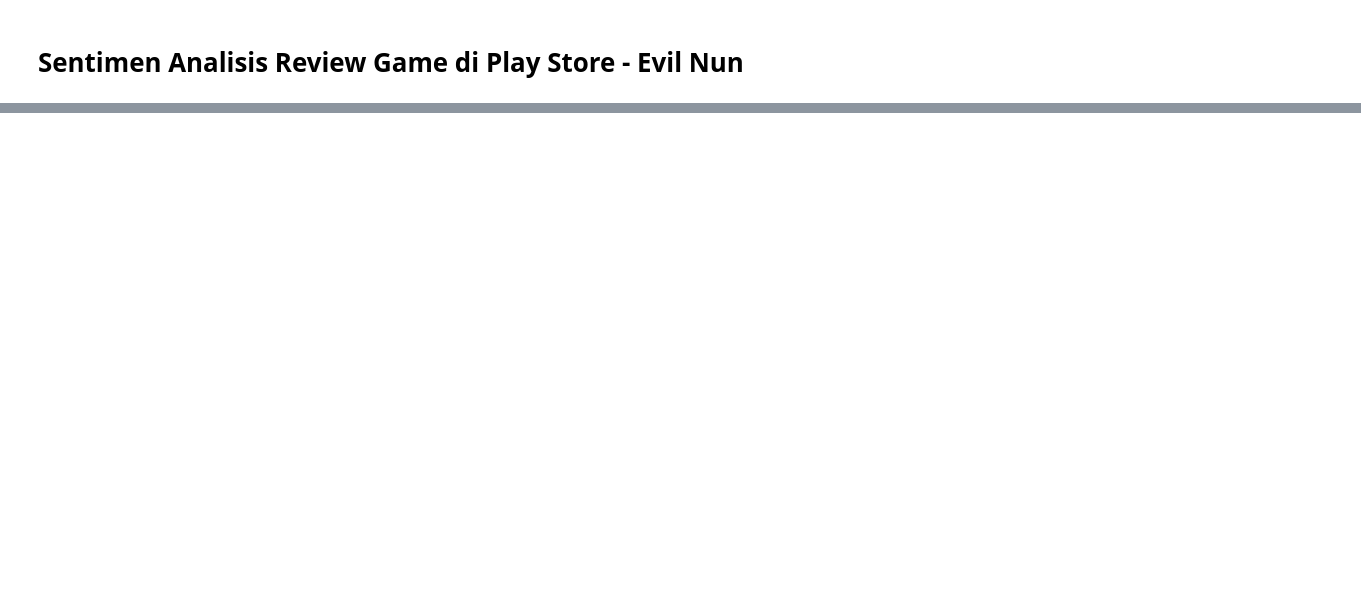
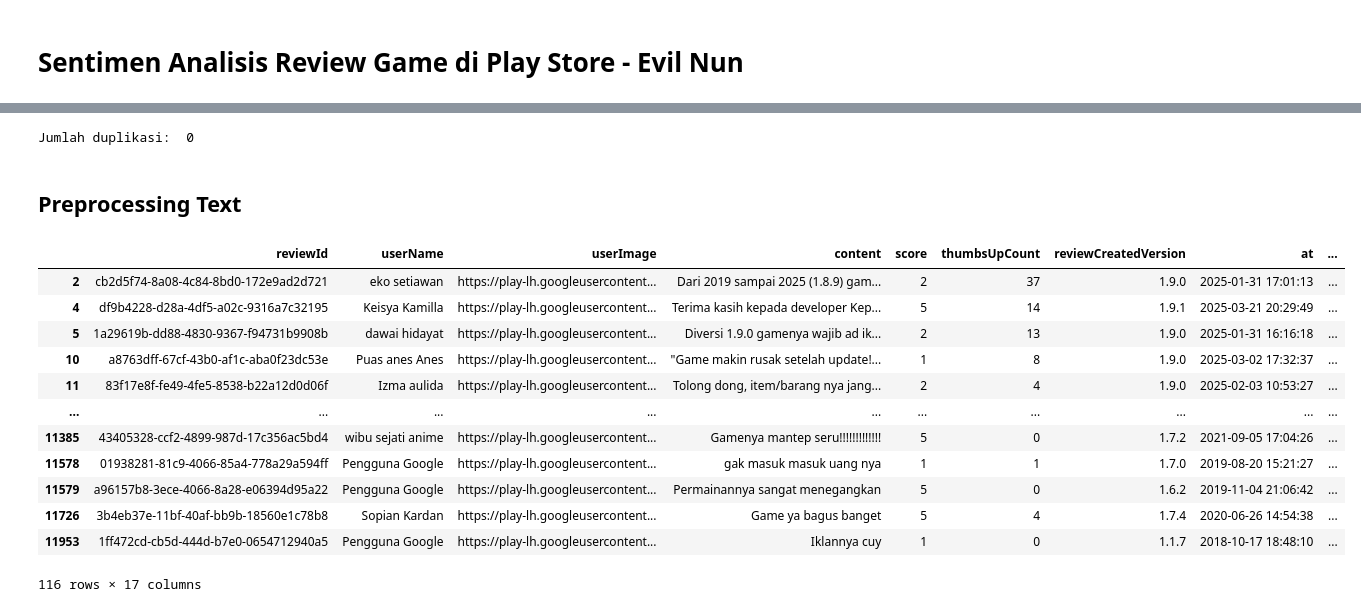
Before and after one commit to Refanz/sentiment-analysis-game-evil-nun2-origins, a Jupyter notebook: notebook.ipynb, the cells around one changed output, grey strips where cells are left out. Cells and saved outputs as stored; diff of their text form; code cells hidden in the pictures; blank space fills up the shorter version.

Commit message:
finish step text preprocessing

```diff
--- a/notebook.ipynb
+++ b/notebook.ipynb
@@ -35,0 +132,8 @@ True
+# %%
+# Mengecek apakah ada data yang duplikat
+duplicate_count = clean_df.duplicated().sum()
+print("Jumlah duplikasi: ", duplicate_count)
+# %% [output]
+Jumlah duplikasi:  0
+# %% [markdown]
+## Preprocessing Text
@@ -35,0 +159,5 @@ True
+# %%
+# Memecah atau membagi string, teks menjadi daftar token
+def tokenizing_text(text):
+    text = word_tokenize(text)
+    return text
@@ -35,0 +191,5 @@ True
+# %%
+# Mengkonversi list kata menjadi kalimat
+def to_sentence(list_words):
+    sentence = ' '.join(word for word in list_words)
+    return sentence
@@ -35,0 +426,48 @@ True
+# %%
+# Mengubah kata slang menjadi formal
+def fix_slangwords(text):
+    words = text.split()
+    fixed_words = []
+
+    for word in words:
+        if word.lower() in slangwords:
+            fixed_words.append(slangwords[word.lower()])
+        else:
+            fixed_words.append(word)
+
+    fixed_text = ' '.join(fixed_words)
+    return fixed_text
+# %%
+# Membersihkan teks dan menyimpannya di kolom 'text_clean'
+clean_df['text_clean'] = clean_df['content'].apply(cleaning_text)
+
+# Mengubah huruf dalam teks menjadi huruf kecil dan menyimpannya di dalam kolom 'text_casefolding'
+clean_df['text_casefolding'] = clean_df['text_clean'].apply(casefolding_text)
+
+# Mengganti kata-kata slang dengan kata-kata standar dan menyimpannya di 'text_slangwords'
+clean_df['text_slangwords'] = clean_df['text_casefolding'].apply(fix_slangwords)
+
+# Memecah teks menjadi token (kata-kata) dan menyimpannya di kolom 'text_tokenizing'
+clean_df['text_tokenizing'] = clean_df['text_slangwords'].apply(tokenizing_text)
+
+# Menghapus kata-kata stop (kata-kata umum) dan menyimpannya di 'text_stopword'
+clean_df['text_stopwords'] = clean_df['text_tokenizing'].apply(filtering_text)
+
+# Menggabungkan token-token menjadi kalimat dan menyimpannya di kolom 'text_to_sentence'
+clean_df['text_final'] = clean_df['text_stopwords'].apply(to_sentence)
+# %%
+clean_df
+# %% [output]
+|  | reviewId | userName | userImage | content | score | thumbsUpCount | reviewCreatedVersion | at | ... |
+| 2 | cb2d5f74-8a08-4c84-8bd0-172e9ad2d721 | eko setiawan | https://play-lh.googleusercontent... | Dari 2019 sampai 2025 (1.8.9) gam... | 2 | 37 | 1.9.0 | 2025-01-31 17:01:13 | ... |
+| 4 | df9b4228-d28a-4df5-a02c-9316a7c32195 | Keisya Kamilla | https://play-lh.googleusercontent... | Terima kasih kepada developer Kep... | 5 | 14 | 1.9.1 | 2025-03-21 20:29:49 | ... |
+| 5 | 1a29619b-dd88-4830-9367-f94731b9908b | dawai hidayat | https://play-lh.googleusercontent... | Diversi 1.9.0 gamenya wajib ad ik... | 2 | 13 | 1.9.0 | 2025-01-31 16:16:18 | ... |
+| 10 | a8763dff-67cf-43b0-af1c-aba0f23dc53e | Puas anes Anes | https://play-lh.googleusercontent... | "Game makin rusak setelah update!... | 1 | 8 | 1.9.0 | 2025-03-02 17:32:37 | ... |
+| 11 | 83f17e8f-fe49-4fe5-8538-b22a12d0d06f | Izma aulida | https://play-lh.googleusercontent... | Tolong dong, item/barang nya jang... | 2 | 4 | 1.9.0 | 2025-02-03 10:53:27 | ... |
+| ... | ... | ... | ... | ... | ... | ... | ... | ... | ... |
+| 11385 | 43405328-ccf2-4899-987d-17c356ac5bd4 | wibu sejati anime | https://play-lh.googleusercontent... | Gamenya mantep seru!!!!!!!!!!!!! | 5 | 0 | 1.7.2 | 2021-09-05 17:04:26 | ... |
+| 11578 | 01938281-81c9-4066-85a4-778a29a594ff | Pengguna Google | https://play-lh.googleusercontent... | gak masuk masuk uang nya | 1 | 1 | 1.7.0 | 2019-08-20 15:21:27 | ... |
+| 11579 | a96157b8-3ece-4066-8a28-e06394d95a22 | Pengguna Google | https://play-lh.googleusercontent... | Permainannya sangat menegangkan | 5 | 0 | 1.6.2 | 2019-11-04 21:06:42 | ... |
+| 11726 | 3b4eb37e-11bf-40af-bb9b-18560e1c78b8 | Sopian Kardan | https://play-lh.googleusercontent... | Game ya bagus banget | 5 | 4 | 1.7.4 | 2020-06-26 14:54:38 | ... |
+| 11953 | 1ff472cd-cb5d-444d-b7e0-0654712940a5 | Pengguna Google | https://play-lh.googleusercontent... | Iklannya cuy | 1 | 0 | 1.1.7 | 2018-10-17 18:48:10 | ... |
+116 rows × 17 columns
```
Also changed, not shown: parts of 17 cells of this notebook, 3 other files.
